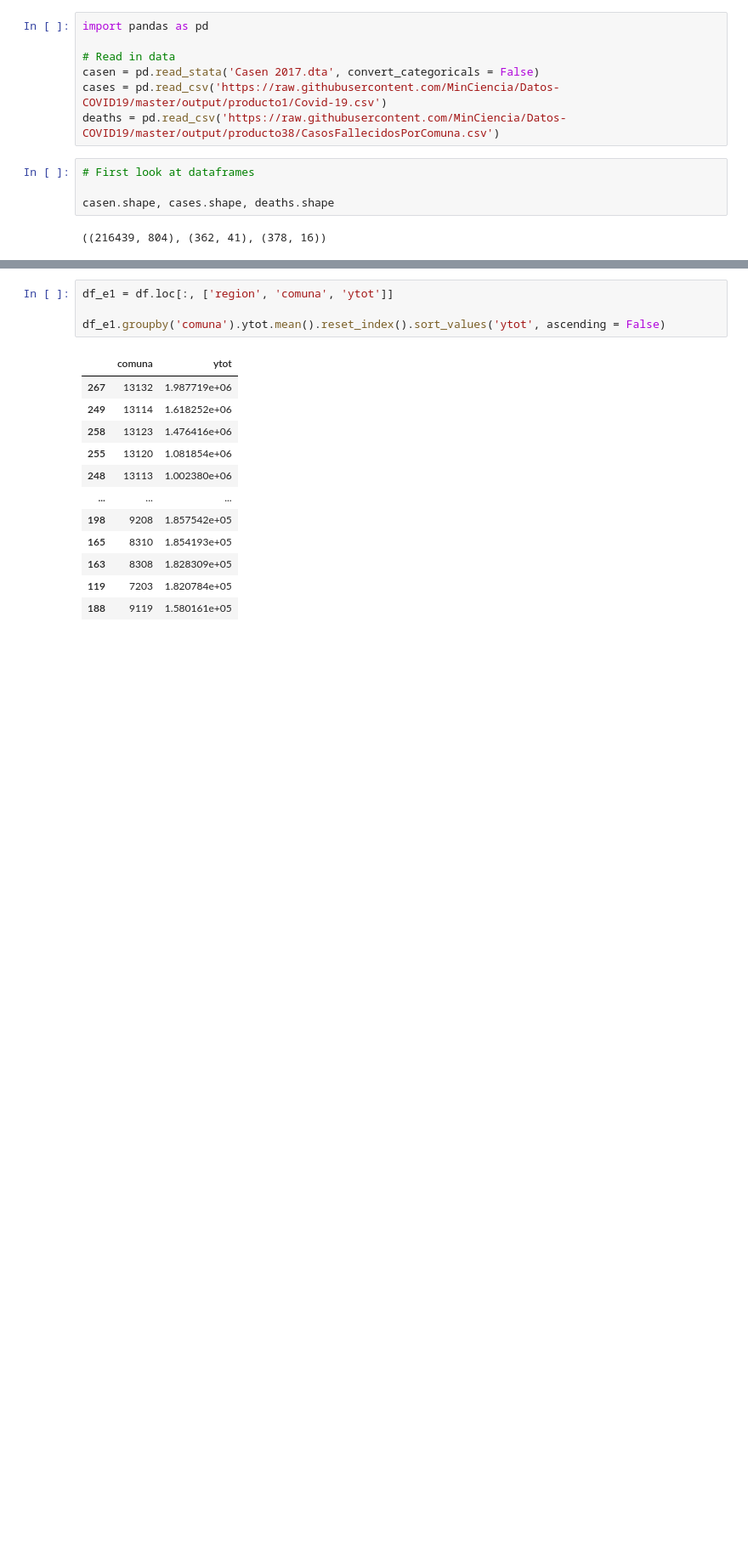
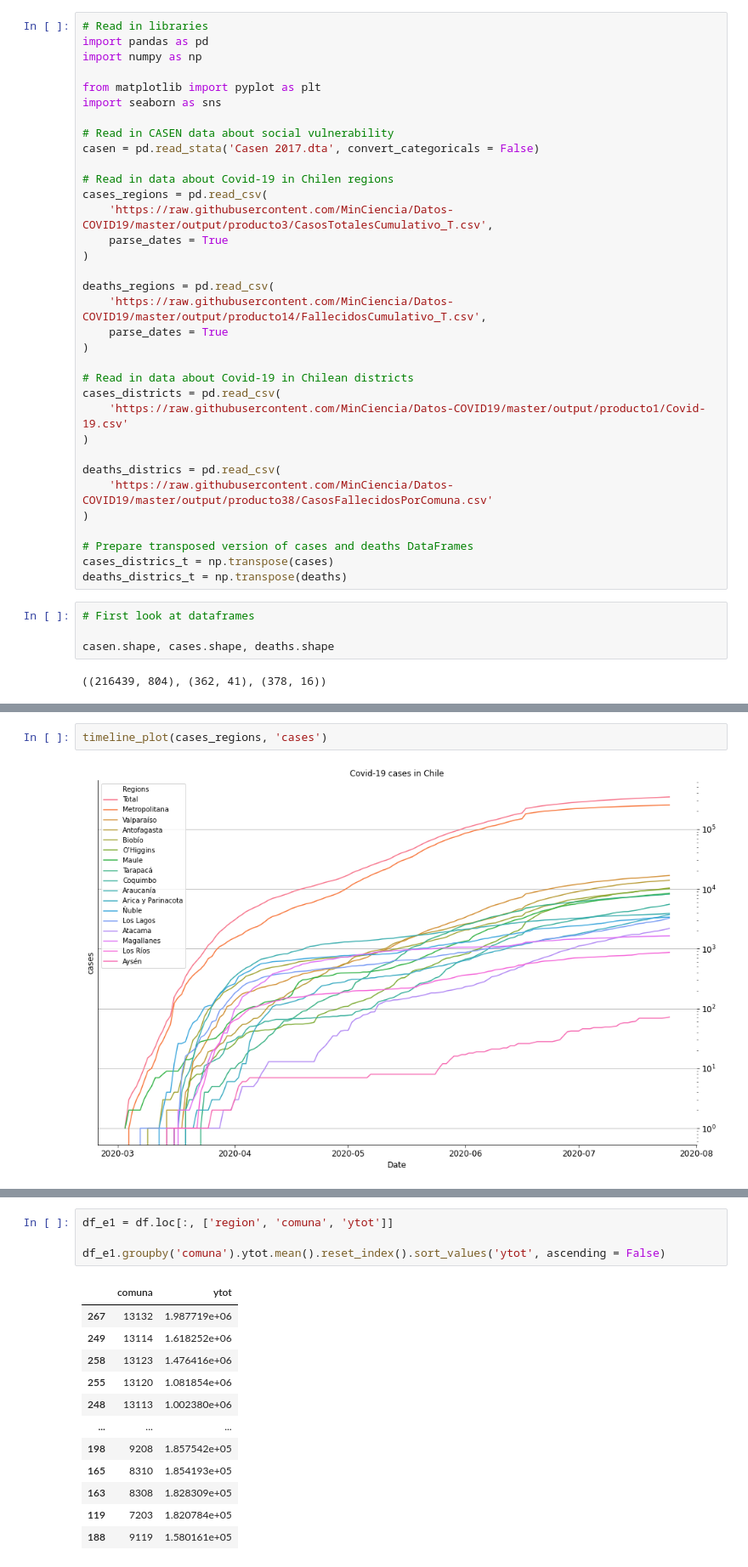
Before and after one commit to muellermax/Chile-Capstone, a Jupyter notebook: Chile Capstone.ipynb, the cells around one changed output, grey strips where cells are left out. Shown: that part at 85% size. Drawn from its saved outputs; the diff is of its cells as text; blank space fills up the shorter version.

Commit message:
Plotted covid-19 in Chile cases and deaths

```diff
--- a/Chile Capstone.ipynb
+++ b/Chile Capstone.ipynb
@@ -1,10 +11,37 @@
 # %%
+# Read in libraries
 import pandas as pd
+import numpy as np
 
-# Read in data
+from matplotlib import pyplot as plt
+import seaborn as sns
+
+# Read in CASEN data about social vulnerability
 casen = pd.read_stata('Casen 2017.dta', convert_categoricals = False)
-cases = pd.read_csv('https://raw.githubusercontent.com/MinCiencia/Datos-COVID19/master/output/producto1/Covid-19.csv')
-deaths = pd.read_csv('https://raw.githubusercontent.com/MinCiencia/Datos-COVID19/master/output/producto38/CasosFallecidosPorComuna.csv')
+
+# Read in data about Covid-19 in Chilen regions
+cases_regions = pd.read_csv(
+    'https://raw.githubusercontent.com/MinCiencia/Datos-COVID19/master/output/producto3/CasosTotalesCumulativo_T.csv',
+    parse_dates = True
+)
+
+deaths_regions = pd.read_csv(
+    'https://raw.githubusercontent.com/MinCiencia/Datos-COVID19/master/output/producto14/FallecidosCumulativo_T.csv',
+    parse_dates = True
+)
+
+# Read in data about Covid-19 in Chilean districts
+cases_districts = pd.read_csv(
+    'https://raw.githubusercontent.com/MinCiencia/Datos-COVID19/master/output/producto1/Covid-19.csv'
+)
+
+deaths_districs = pd.read_csv(
+    'https://raw.githubusercontent.com/MinCiencia/Datos-COVID19/master/output/producto38/CasosFallecidosPorComuna.csv'
+)
+
+# Prepare transposed version of cases and deaths DataFrames
+cases_districs_t = np.transpose(cases)
+deaths_districs_t = np.transpose(deaths)
 # %%
 # First look at dataframes
 
@@ -44,0 +117,4 @@ cases.iloc[:, [1, -2]]
+# %%
+timeline_plot(cases_regions, 'cases')
+# %% [output]
+[figure, added]
```
Also changed, not shown: parts of 10 cells of this notebook.
